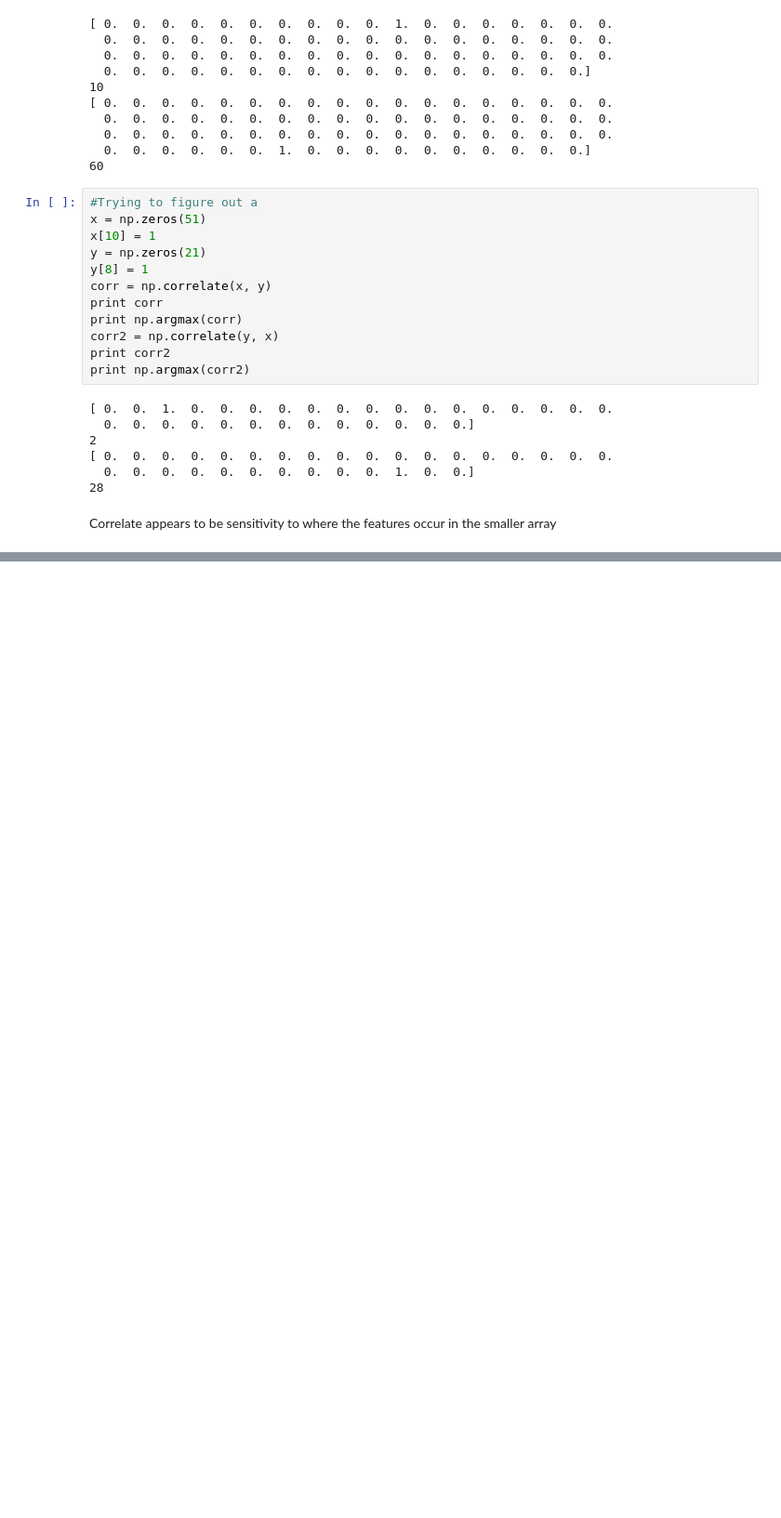
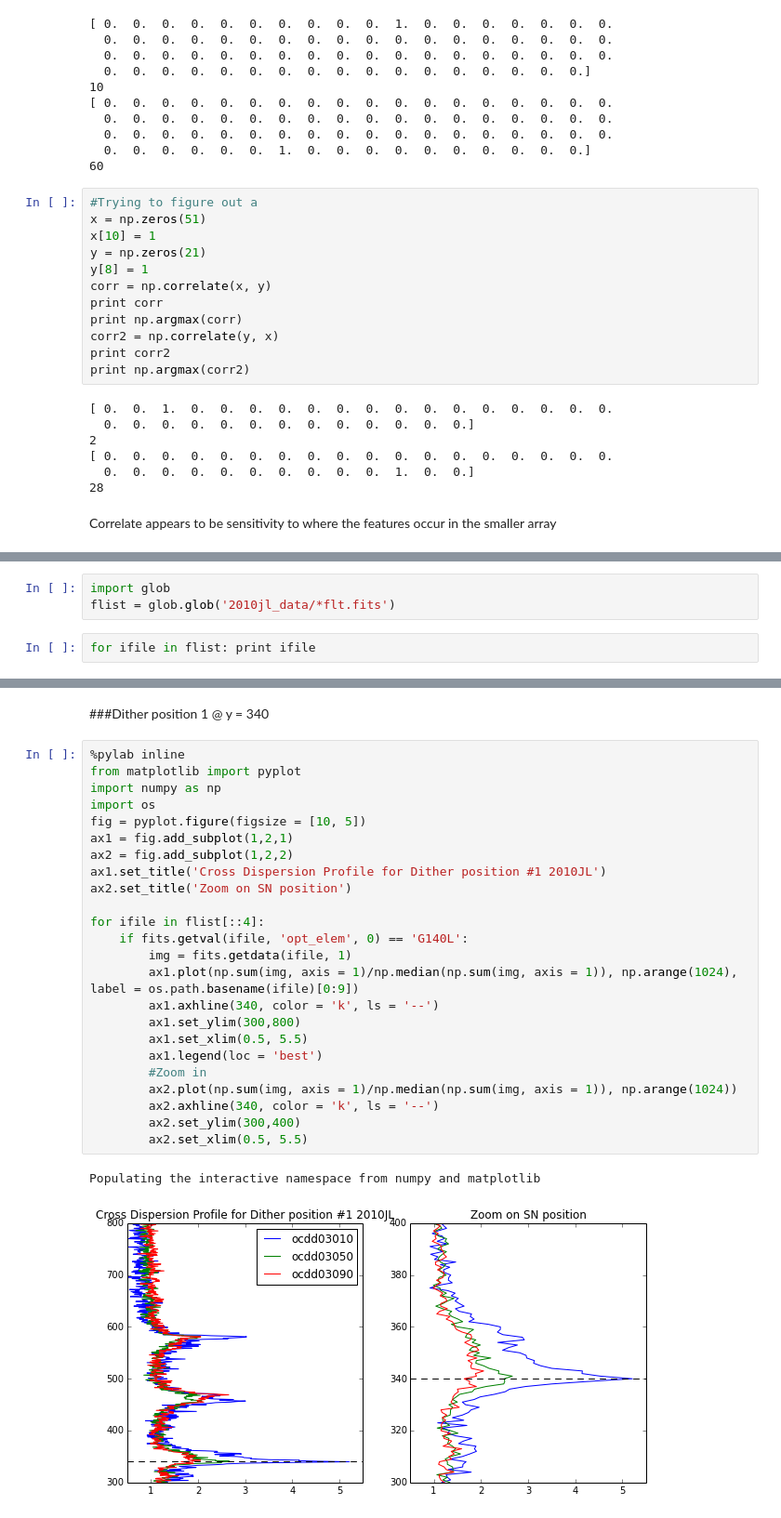
Before and after one commit to abostroem/13287, a Jupyter notebook: 2010jl.ipynb, the cells around one changed output, grey strips where cells are left out. Shown: that part at 93% size. Cells and saved outputs as stored; diff of their text form; blank space fills up the shorter version.

Commit message:
added code to align FUV XD profile with NUV XD profile

```diff
--- a/2010jl.ipynb
+++ b/2010jl.ipynb
@@ -681,0 +685,5 @@ Correlate appears to be sensitivity to where the features occur in the smaller a
+# %%
+import glob
+flist = glob.glob('2010jl_data/*flt.fits')
+# %%
+for ifile in flist: print ifile
@@ -681,0 +711,29 @@ Correlate appears to be sensitivity to where the features occur in the smaller a
+# %% [markdown]
+###Dither position 1 @ y = 340
+# %%
+%pylab inline
+from matplotlib import pyplot
+import numpy as np
+import os
+fig = pyplot.figure(figsize = [10, 5])
+ax1 = fig.add_subplot(1,2,1)
+ax2 = fig.add_subplot(1,2,2)
+ax1.set_title('Cross Dispersion Profile for Dither position #1 2010JL')
+ax2.set_title('Zoom on SN position')
+
+for ifile in flist[::4]:
+    if fits.getval(ifile, 'opt_elem', 0) == 'G140L':
+        img = fits.getdata(ifile, 1)
+        ax1.plot(np.sum(img, axis = 1)/np.median(np.sum(img, axis = 1)), np.arange(1024), label = os.path.basename(ifile)[0:9])
+        ax1.axhline(340, color = 'k', ls = '--')
+        ax1.set_ylim(300,800)
+        ax1.set_xlim(0.5, 5.5)
+        ax1.legend(loc = 'best')
+        #Zoom in
+        ax2.plot(np.sum(img, axis = 1)/np.median(np.sum(img, axis = 1)), np.arange(1024))
+        ax2.axhline(340, color = 'k', ls = '--')
+        ax2.set_ylim(300,400)
+        ax2.set_xlim(0.5, 5.5)
+# %% [output]
+Populating the interactive namespace from numpy and matplotlib
+[figure, added]
```
Also changed, not shown: parts of 36 cells of this notebook.
